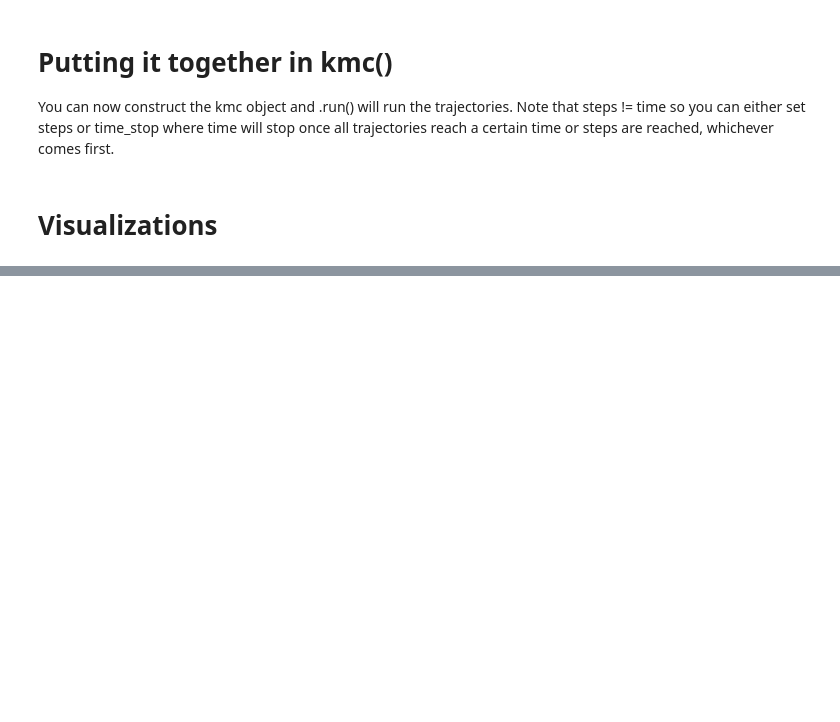
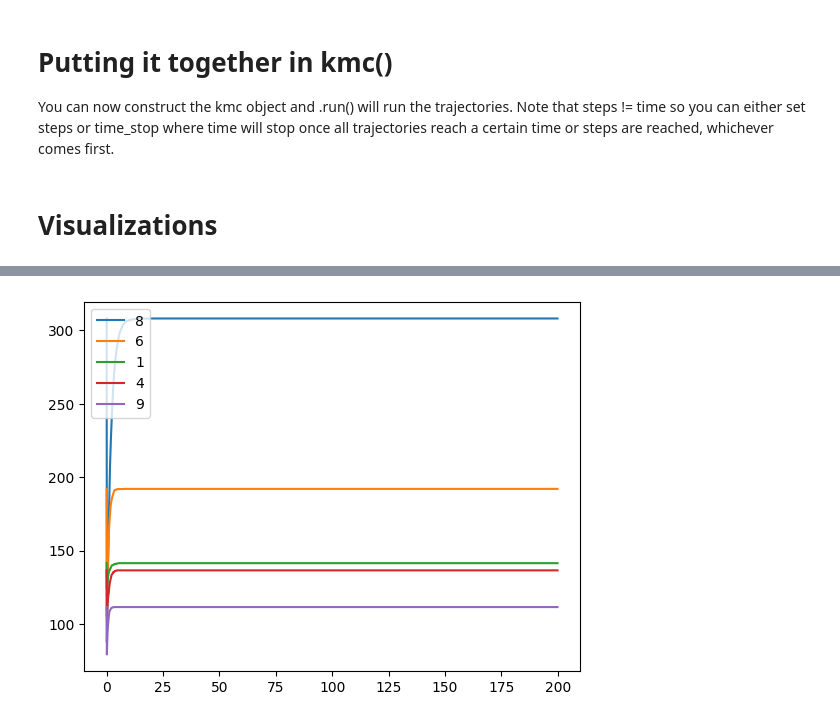
Before and after one commit to santi921/kmcluster, a Jupyter notebook: kmcluster/scripts/run.ipynb, the cells around one changed output, grey strips where cells are left out. Saved outputs shown, nothing was run; the diff lists cells and outputs as text; code cells hidden in the pictures; blank space fills up the shorter version.

```diff
--- a/kmcluster/scripts/run.ipynb
+++ b/kmcluster/scripts/run.ipynb
@@ -138,0 +162,39 @@ graph_trajectories_static(trajectories, time_slice) # TODO: heatmap graph of a g
+# %%
+Pt_H1_links=[[0,1,0.15],[0,2,0.61],[0,3,0.39],[2,4,0.27],[2,6,0.50],[2,8,0.66],[3,8,0.50],[5,7,0.52],[5,9,0.66],[5,6,0.66]]
+H_H1_links=[[0,6,0.52],[1,2,0.28],[2,5,0.22],[3,5,0.22],[7,8,0.15],[8,9,0.14]]
+Pt4H1_rawE=[-17.71720725 ,-17.68531409 ,-17.57336808 ,-17.50640668,-17.50097929,-17.50887522,-17.38155630,-17.25580137,-17.15164472,-17.13649884]
+H1_E=[Pt4H1_rawE[x]-Pt4H1_rawE[0] for x in range(0,len(Pt4H1_rawE))]
+# %%
+from kmcluster.core.data import sparse_to_rate_mat
+
+rates_mat = sparse_to_rate_mat(Pt_H1_links, len(Pt4H1_rawE))
+# %%
+rfkmc_obj=rfkmc()
+
+init_boltz = boltz(
+    energies = H1_E,
+    T=temp_boltz,
+    size=10000)
+
+# initialize kmc object
+kmc_boltz = kmc(
+    steps=1000,
+    time_stop = 1000,
+    pop_size=1000,
+    rates=rates_mat,
+    draw_crit=rfkmc_obj,
+    initialization=init_boltz,
+)
+
+# run calcs
+kmc_boltz.run(n_steps=1000)
+trajectories = kmc_boltz.trajectories
+# %%
+plot_top_n_states(
+    trajectories,
+    n_show=5,
+    total_states = len(Pt4H1_rawE),
+    resolution = 1,
+    max_time = 200)
+# %% [output]
+[figure, added]
```
Also changed, not shown: parts of 10 cells of this notebook, 5 other files.
